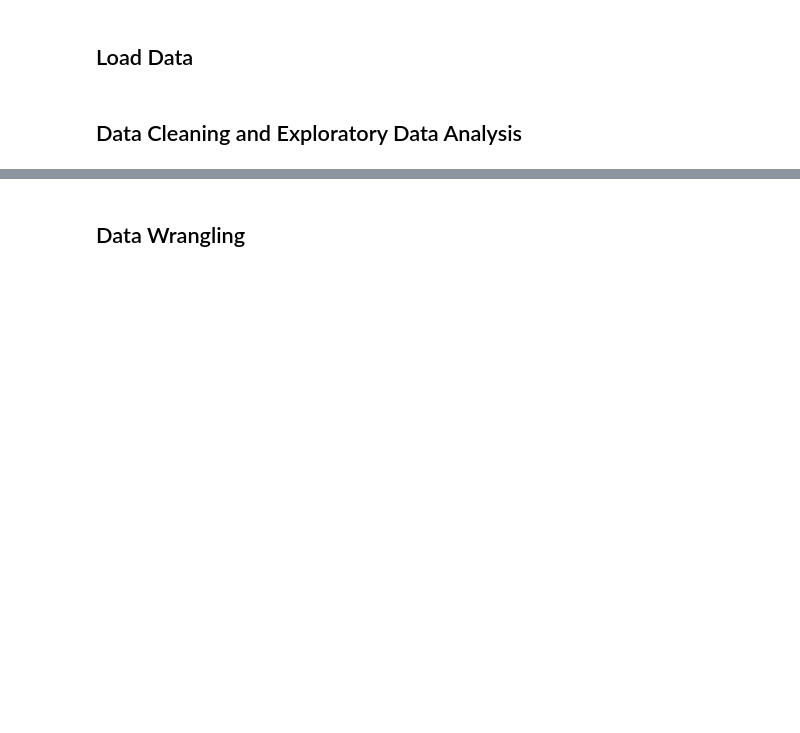
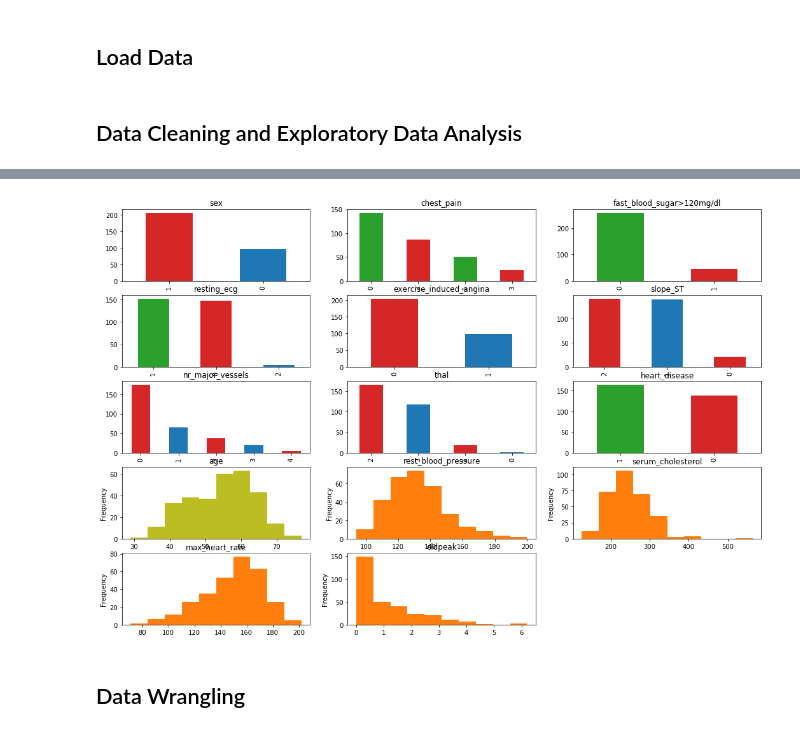
Before and after one commit to SebastianReimer/Classification_clinical_data, a Jupyter notebook: notebooks/Classification_Notebook.ipynb, the cells around one changed output, grey strips where cells are left out. Saved outputs shown, nothing was run; the diff lists cells and outputs as text; code cells hidden in the pictures; blank space fills up the shorter version.

```diff
--- a/notebooks/Classification_Notebook.ipynb
+++ b/notebooks/Classification_Notebook.ipynb
@@ -64,2 +23,43 @@ Data cleaning...
+# %%
+#rename columns
+rename_col = {'cp':'chest_pain',
+              'trestbps':'rest_blood_pressure',
+              'chol':'serum_cholesterol',
+              'fbs':'fast_blood_sugar>120mg/dl',
+              'restecg':'resting_ecg',
+              'thalach':'max_heart_rate',
+            'exang':'exercise_induced_angina',
+             'slope':'slope_ST',
+              'ca':'nr_major_vessels',
+              'target':'heart_disease'}
+
+df_data_raw.rename(rename_col,axis='columns', inplace=True)
+df_data = df_data_raw
+
+
+fig, axes = plt.subplots(nrows=5,ncols=3,figsize=(18,12))
+
+df_data['sex'].value_counts().plot(kind='bar', color=['tab:red', 'tab:blue'],ax=axes[0,0], title='sex')
+df_data['chest_pain'].value_counts().plot(kind='bar', color=['tab:green', 'tab:red'], ax=axes[0,1], title='chest_pain')
+df_data['fast_blood_sugar>120mg/dl'].value_counts().plot(kind='bar', color=['tab:green', 'tab:red'],ax=axes[0,2], title='fast_blood_sugar>120mg/dl')
+df_data['resting_ecg'].value_counts().plot(kind='bar', color=['tab:green', 'tab:red', 'tab:blue', 'tab:purple', 'tab:cyan'],ax=axes[1,0], title='resting_ecg')
+df_data['exercise_induced_angina'].value_counts().plot(kind='bar', color=['tab:red', 'tab:blue'],ax=axes[1,1], title='exercise_induced_angina')
+df_data['slope_ST'].value_counts().plot(kind='bar', color=['tab:red', 'tab:blue'],ax=axes[1,2], title='slope_ST')
+df_data['nr_major_vessels'].value_counts().plot(kind='bar', color=['tab:red', 'tab:blue'],ax=axes[2,0], title='nr_major_vessels')
+df_data['thal'].value_counts().plot(kind='bar', color=['tab:red', 'tab:blue'],ax=axes[2,1], title='thal')
+df_data['heart_disease'].value_counts().plot(kind='bar', color=['tab:green', 'tab:red'],ax=axes[2,2], title='heart_disease')
+
+
+df_data['age'].plot(kind='hist',title='age', color='tab:olive',ax=axes[3,0])
+df_data['rest_blood_pressure'].plot(kind='hist',title='rest_blood_pressure', color='tab:orange', ax=axes[3,1])
+df_data['serum_cholesterol'].plot(kind='hist',title='serum_cholesterol', color='tab:orange', ax=axes[3,2])
+df_data['max_heart_rate'].plot(kind='hist',title='max_heart_rate', color='tab:orange', ax=axes[4,0])
+df_data['oldpeak'].plot(kind='hist',title='oldpeak', color='tab:orange', ax=axes[4,1])
+
+
+
+fig.delaxes(axes[4][2])
+# %% [output]
+[figure, added]
 # %% [markdown]
 ## Data Wrangling
```
Also changed, not shown: parts of 13 cells of this notebook.
